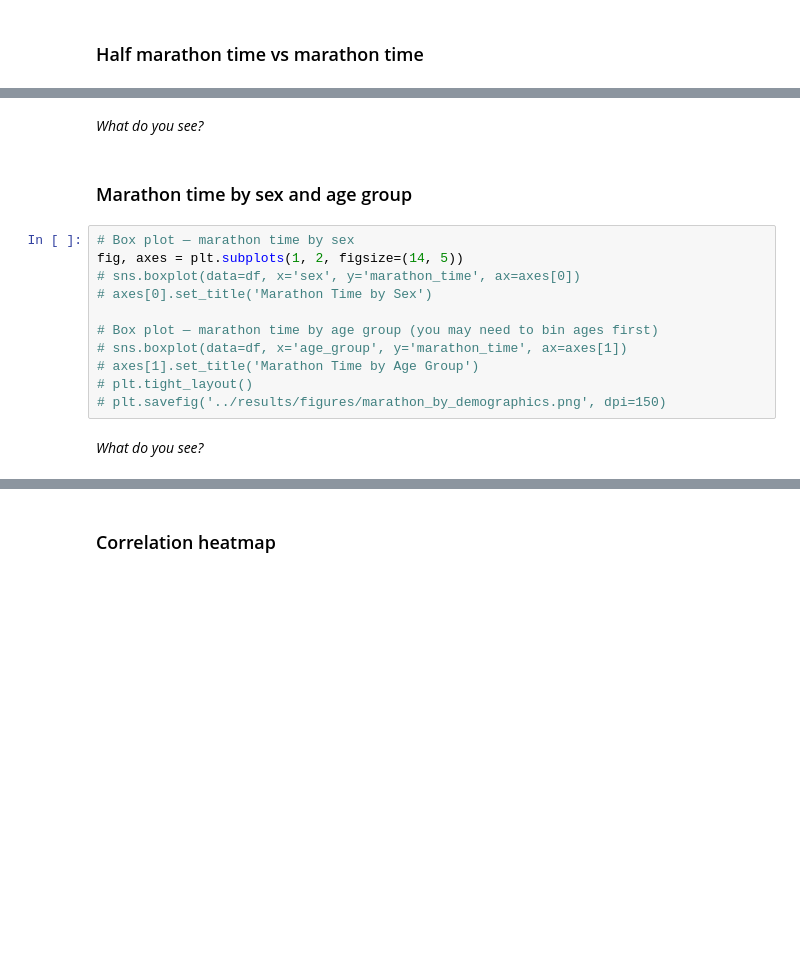
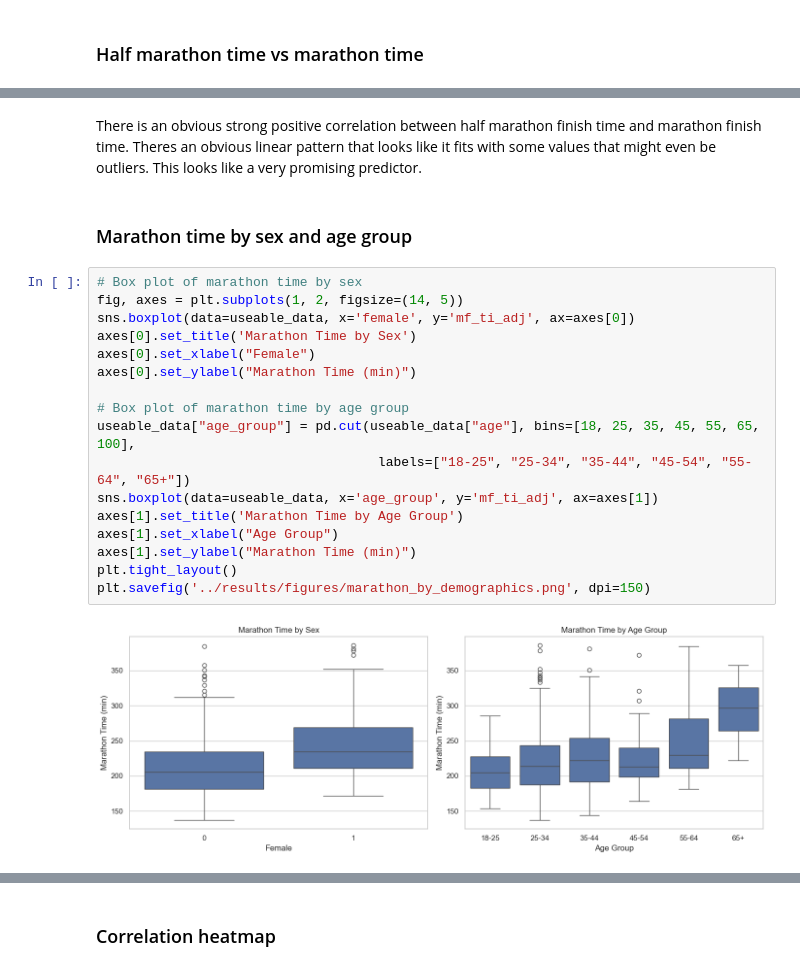
Before and after one commit to jacmil/Marathon-Pace-Predictor, a Jupyter notebook: notebooks/01_data_exploration.ipynb, the cells around one changed output, grey strips where cells are left out. Cells and saved outputs as stored; diff of their text form; blank space fills up the shorter version.

```diff
--- a/notebooks/01_data_exploration.ipynb
+++ b/notebooks/01_data_exploration.ipynb
@@ -228,17 +230,23 @@ fig, ax = plt.subplots(figsize=(10, 6))
-# %% [markdown]
-*What do you see?*
+# %% [markdown]
+There is an obvious strong positive correlation between half marathon finish time and marathon finish time. Theres an obvious linear pattern that looks like it fits with some values that might even be outliers. This looks like a very promising predictor.
 # %% [markdown]
 ### Marathon time by sex and age group
 # %%
-# Box plot — marathon time by sex
+# Box plot of marathon time by sex
 fig, axes = plt.subplots(1, 2, figsize=(14, 5))
-# sns.boxplot(data=df, x='sex', y='marathon_time', ax=axes[0])
-# axes[0].set_title('Marathon Time by Sex')
+sns.boxplot(data=useable_data, x='female', y='mf_ti_adj', ax=axes[0])
+axes[0].set_title('Marathon Time by Sex')
+axes[0].set_xlabel("Female")
+axes[0].set_ylabel("Marathon Time (min)")
 
-# Box plot — marathon time by age group (you may need to bin ages first)
-# sns.boxplot(data=df, x='age_group', y='marathon_time', ax=axes[1])
-# axes[1].set_title('Marathon Time by Age Group')
-# plt.tight_layout()
-# plt.savefig('../results/figures/marathon_by_demographics.png', dpi=150)
+# Box plot of marathon time by age group
+useable_data["age_group"] = pd.cut(useable_data["age"], bins=[18, 25, 35, 45, 55, 65, 100],
+                                    labels=["18-25", "25-34", "35-44", "45-54", "55-64", "65+"])
+sns.boxplot(data=useable_data, x='age_group', y='mf_ti_adj', ax=axes[1])
+axes[1].set_title('Marathon Time by Age Group')
+axes[1].set_xlabel("Age Group")
+axes[1].set_ylabel("Marathon Time (min)")
+plt.tight_layout()
+plt.savefig('../results/figures/marathon_by_demographics.png', dpi=150)
+# %% [output]
+[figure, added]
-# %% [markdown]
-*What do you see?*
```
Also changed, not shown: parts of 8 cells of this notebook.
